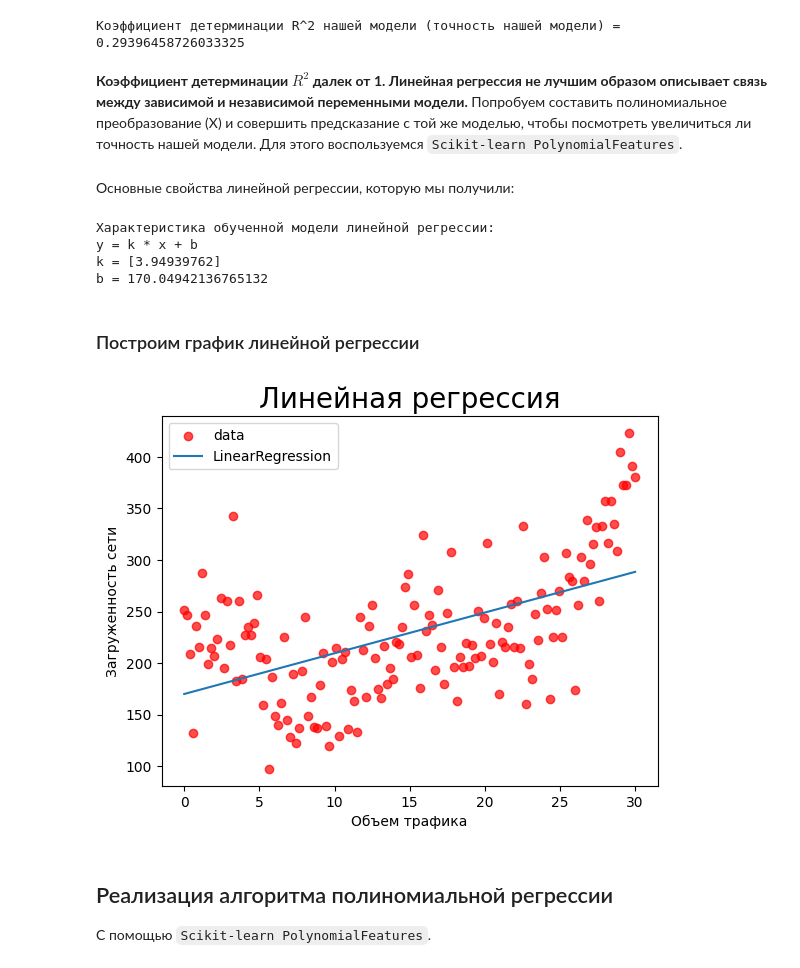
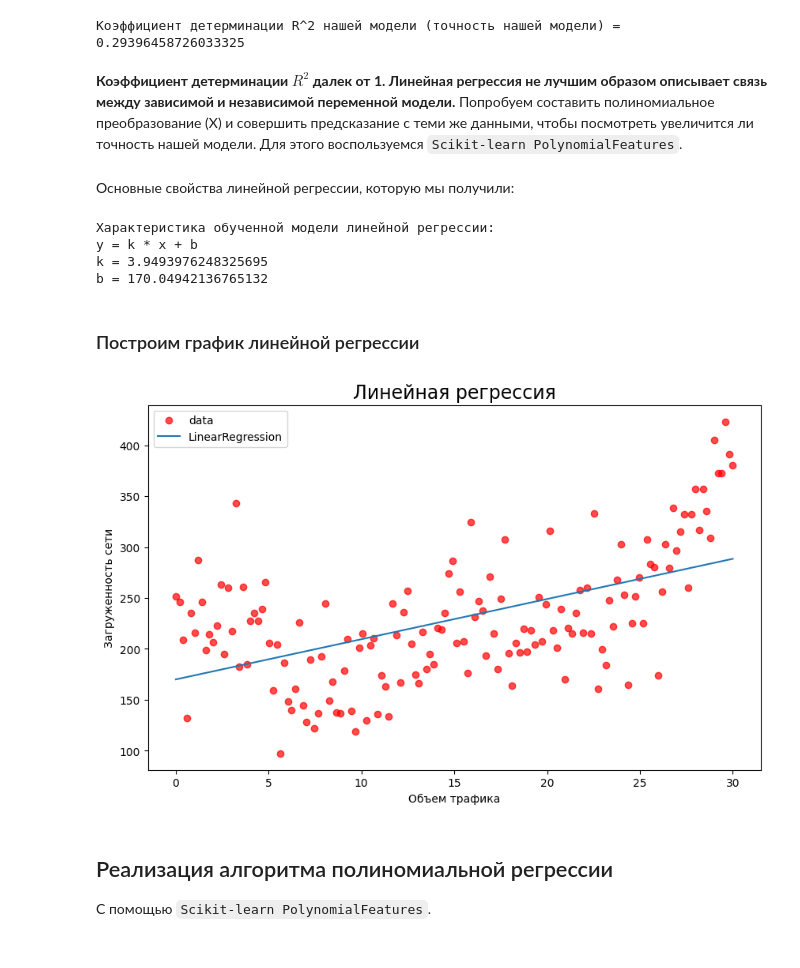
Before and after one commit to rezabungel/The-basics-of-artificial-intelligence-Laboratory-Works, a Jupyter notebook: Practical work 5/Linear_and_polynomial_regression.ipynb, the cells around one changed output. Drawn from its saved outputs; the diff is of its cells as text; code cells hidden in the pictures.

Commit message:
Estimation of the accuracy of higher degree polynomials. Implementation of a polynomial with better accuracy. Minor correction.

```diff
--- a/Practical work 5/Linear_and_polynomial_regression.ipynb
+++ b/Practical work 5/Linear_and_polynomial_regression.ipynb
@@ -45,32 +44,32 @@ print("Коэффициент детерминации R^2 нашей модел
 # %% [output]
 Коэффициент детерминации R^2 нашей модели (точность нашей модели) = 0.29396458726033325
 # %% [markdown]
-**Коэффициент детерминации $R^2$ далек от 1. Линейная регрессия не лучшим образом описывает связь между зависимой и независимой переменными модели.** Попробуем составить полиномиальное преобразование (X) и совершить предсказание с той же моделью, чтобы посмотреть увеличиться ли точность нашей модели. Для этого воспользуемся `Scikit-learn PolynomialFeatures`.
+**Коэффициент детерминации $R^2$ далек от 1. Линейная регрессия не лучшим образом описывает связь между зависимой и независимой переменной модели.** Попробуем составить полиномиальное преобразование (X) и совершить предсказание с теми же данными, чтобы посмотреть увеличится ли точность нашей модели. Для этого воспользуемся `Scikit-learn PolynomialFeatures`.
 # %% [markdown]
 Основные свойства линейной регрессии, которую мы получили:
 # %%
 print("Характеристика обученной модели линейной регрессии:")
 print("y = k * x + b")
-print("k =", linear_model.coef_)
+print("k =", float(linear_model.coef_))
 print("b =", linear_model.intercept_)
 # %% [output]
 Характеристика обученной модели линейной регрессии:
 y = k * x + b
-k = [3.94939762]
+k = 3.9493976248325695
 b = 170.04942136765132
 # %% [markdown]
 ### Построим график линейной регрессии
 # %%
-fig, ax = plt.subplots()
+fig, ax = plt.subplots(figsize = (10,6))
 ax.scatter(x, y, c='red' ,alpha=0.7 ,label="data")
 ax.plot(x, pred, linewidth = 1.5 ,label="LinearRegression")
-ax.set_title("Линейная регрессия", fontsize=20)
+ax.set_title("Линейная регрессия", fontsize=17)
 ax.set_xlabel("Объем трафика") # Подписываем ось X
 ax.set_ylabel("Загруженность сети") # Подписываем ось Y
 ax.legend(loc='best') # Расположение легенды (выбирается лучшее расположение автоматически)
 plt.show()
 # %% [output]
-[figure, old version]
+[figure, new version]
 # %% [markdown]
 ## Реализация алгоритма полиномиальной регрессии
 
```
Also changed, not shown: parts of 23 cells of this notebook.
